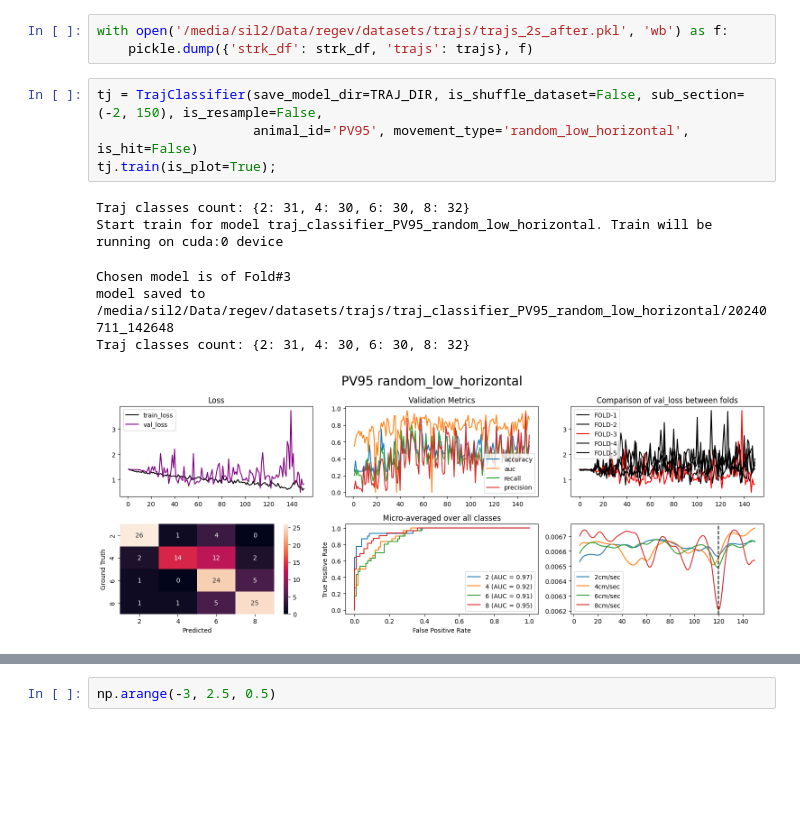
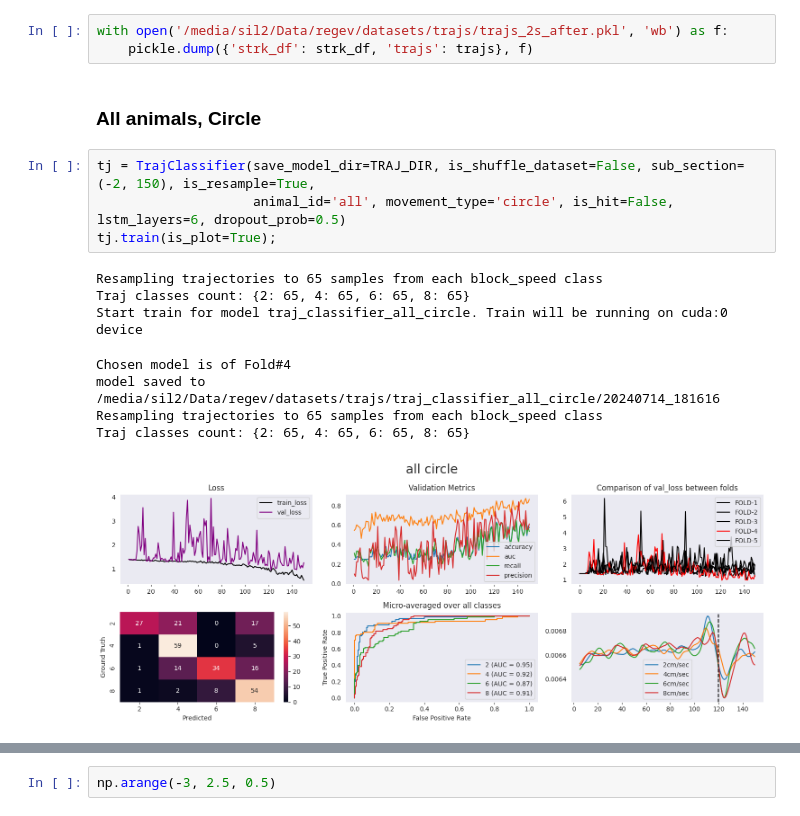
Before and after one commit to EvolutionaryNeuralCodingLab/PreyTouch, a Jupyter notebook: notebooks/trajs.ipynb, the cells around one changed output, grey strips where cells are left out. Cells and saved outputs as stored; diff of their text form; blank space fills up the shorter version.

```diff
--- a/notebooks/trajs.ipynb
+++ b/notebooks/trajs.ipynb
@@ -106,14 +106,18 @@ Error in strike id: 2581; Video prediction was not found for video db id: 2573
 # %%
 with open('/media/sil2/Data/regev/datasets/trajs/trajs_2s_after.pkl', 'wb') as f:
     pickle.dump({'strk_df': strk_df, 'trajs': trajs}, f)
+# %% [markdown]
+### All animals, Circle
 # %%
-tj = TrajClassifier(save_model_dir=TRAJ_DIR, is_shuffle_dataset=False, sub_section=(-2, 150), is_resample=False,
-                    animal_id='PV95', movement_type='random_low_horizontal', is_hit=False)
+tj = TrajClassifier(save_model_dir=TRAJ_DIR, is_shuffle_dataset=False, sub_section=(-2, 150), is_resample=True,
+                    animal_id='all', movement_type='circle', is_hit=False, lstm_layers=6, dropout_prob=0.5)
 tj.train(is_plot=True);
 # %% [output]
-Traj classes count: {2: 31, 4: 30, 6: 30, 8: 32}
-Start train for model traj_classifier_PV95_random_low_horizontal. Train will be running on cuda:0 device
+Resampling trajectories to 65 samples from each block_speed class
+Traj classes count: {2: 65, 4: 65, 6: 65, 8: 65}
+Start train for model traj_classifier_all_circle. Train will be running on cuda:0 device
-Chosen model is of Fold#3
-model saved to /media/sil2/Data/regev/datasets/trajs/traj_classifier_PV95_random_low_horizontal/20240711_142648
-Traj classes count: {2: 31, 4: 30, 6: 30, 8: 32}
+Chosen model is of Fold#4
+model saved to /media/sil2/Data/regev/datasets/trajs/traj_classifier_all_circle/20240714_181616
+Resampling trajectories to 65 samples from each block_speed class
+Traj classes count: {2: 65, 4: 65, 6: 65, 8: 65}
-[figure, old version]
+[figure, new version]
```
Also changed, not shown: parts of 20 cells of this notebook, 2 other files.
